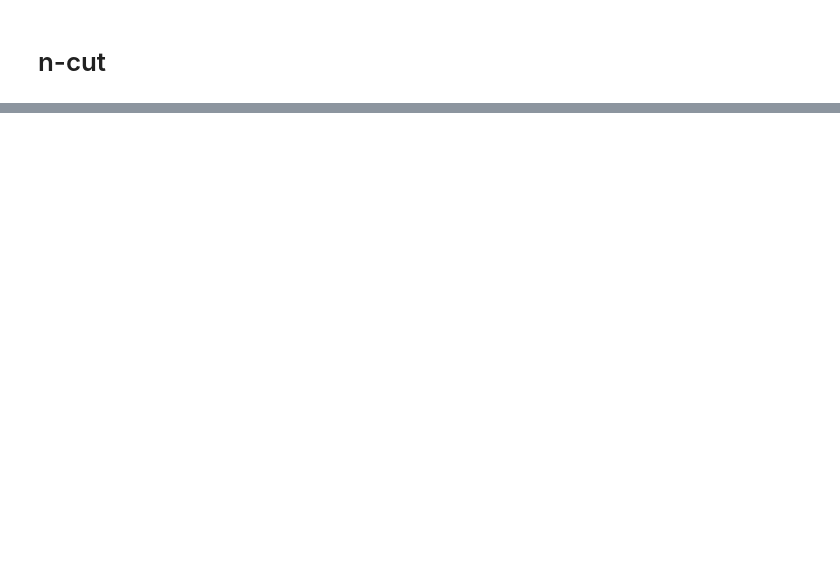
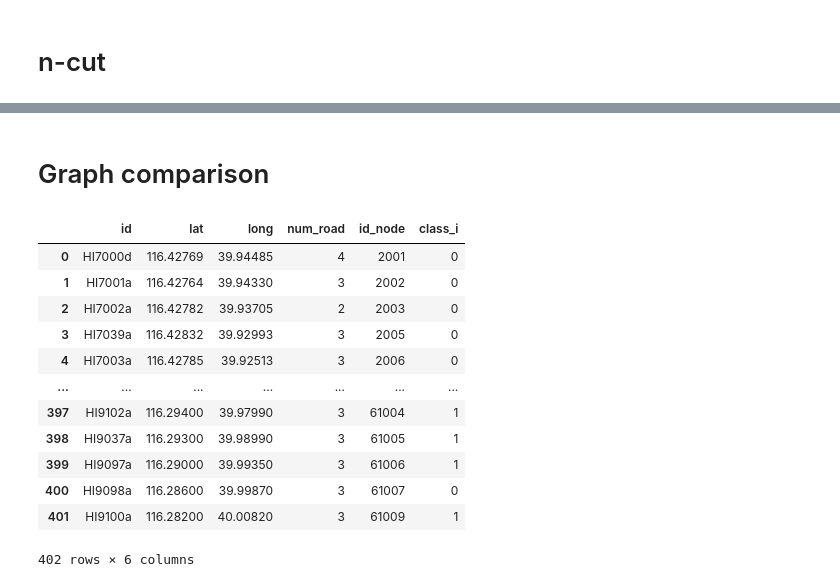
Before and after one commit to HaTT2018/NET_louvain_DAN, a Jupyter notebook: search_rand_seed.ipynb, the cells around one changed output, grey strips where cells are left out. Saved outputs shown, nothing was run; the diff lists cells and outputs as text; code cells hidden in the pictures; blank space fills up the shorter version.

```diff
--- a/search_rand_seed.ipynb
+++ b/search_rand_seed.ipynb
@@ -737,0 +745,18 @@ ModuleNotFoundError: No module named 'skimage'
+# %% [markdown]
+# Graph comparison
+# %%
+id_402_km
+# %% [output]
+|  | id | lat | long | num_road | id_node | class_i |
+| 0 | HI7000d | 116.42769 | 39.94485 | 4 | 2001 | 0 |
+| 1 | HI7001a | 116.42764 | 39.94330 | 3 | 2002 | 0 |
+| 2 | HI7002a | 116.42782 | 39.93705 | 2 | 2003 | 0 |
+| 3 | HI7039a | 116.42832 | 39.92993 | 3 | 2005 | 0 |
+| 4 | HI7003a | 116.42785 | 39.92513 | 3 | 2006 | 0 |
+| ... | ... | ... | ... | ... | ... | ... |
+| 397 | HI9102a | 116.29400 | 39.97990 | 3 | 61004 | 1 |
+| 398 | HI9037a | 116.29300 | 39.98990 | 3 | 61005 | 1 |
+| 399 | HI9097a | 116.29000 | 39.99350 | 3 | 61006 | 1 |
+| 400 | HI9098a | 116.28600 | 39.99870 | 3 | 61007 | 0 |
+| 401 | HI9100a | 116.28200 | 40.00820 | 3 | 61009 | 1 |
+402 rows × 6 columns
```
Also changed, not shown: parts of 10 cells of this notebook, 2 other files.
